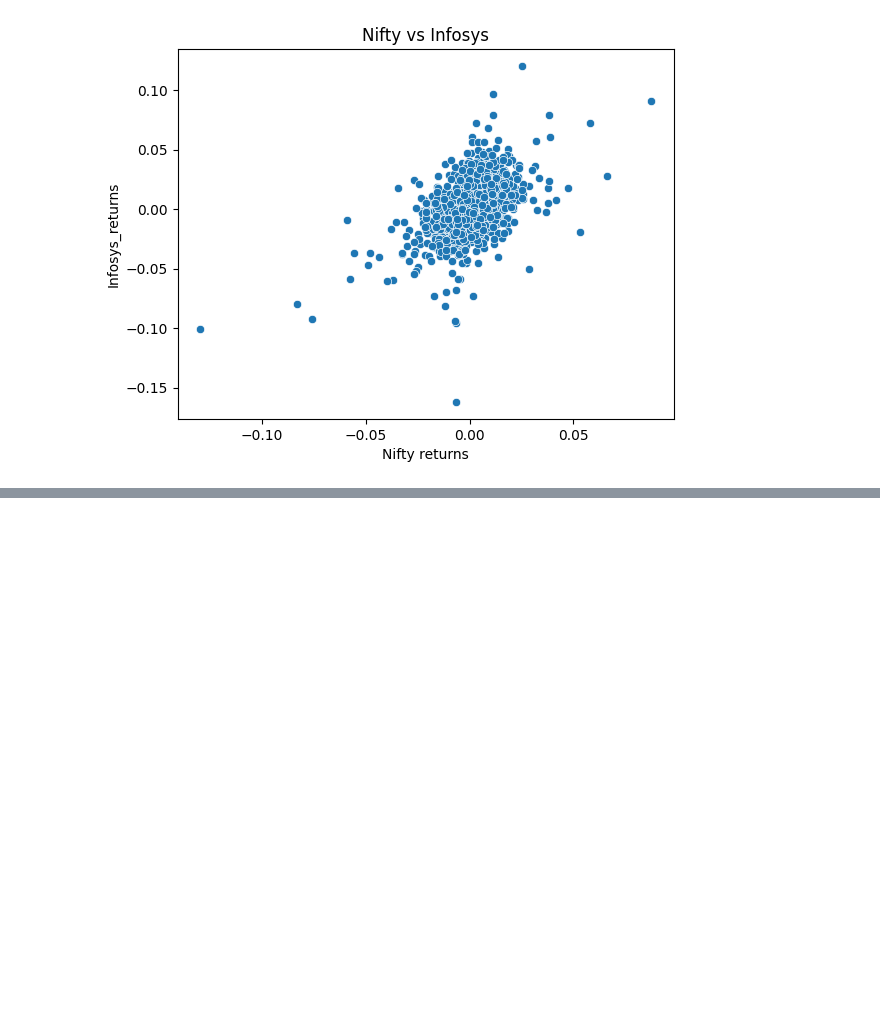
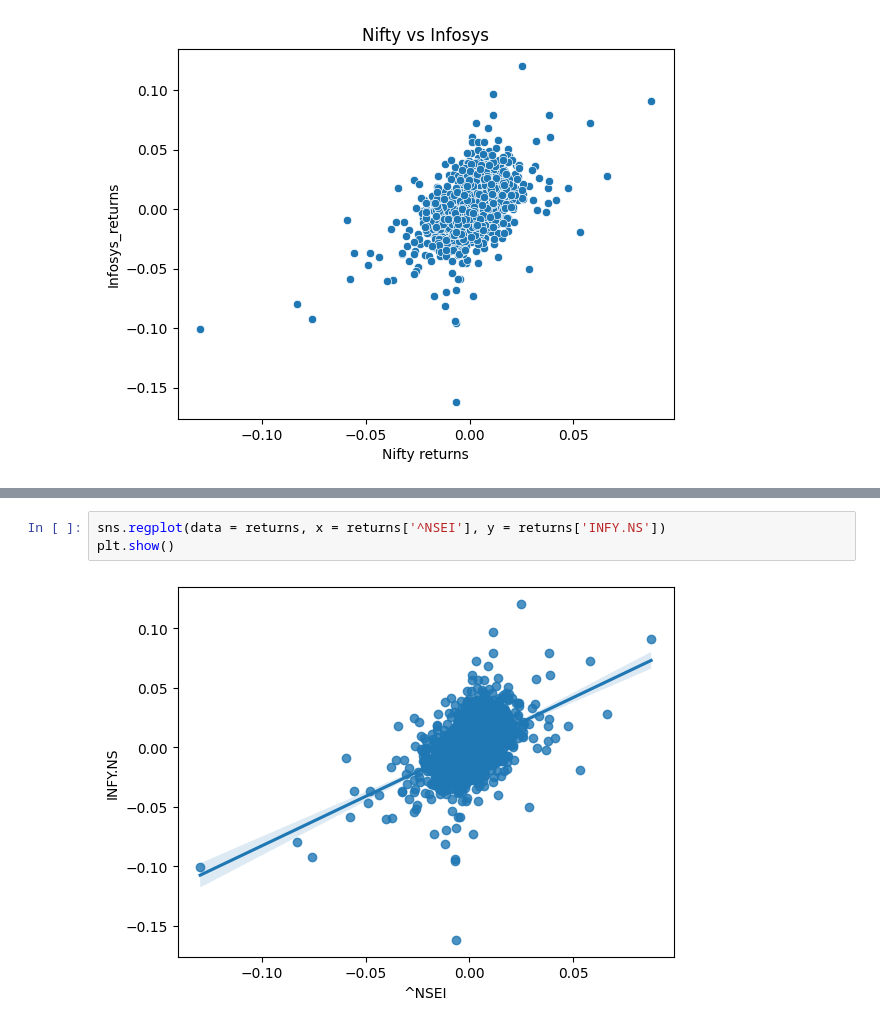
Before and after one commit to Pranavkumar1605/infosys-beta-capm, a Jupyter notebook: infosys_beta_regression.ipynb, the cells around one changed output, grey strips where cells are left out. Saved outputs shown, nothing was run; the diff lists cells and outputs as text; blank space fills up the shorter version.

Commit message:
plotted the regression graph.

```diff
--- a/infosys_beta_regression.ipynb
+++ b/infosys_beta_regression.ipynb
@@ -112,3 +112,8 @@ OLS Regression Results
 | Kurtosis: | 11.888 | Cond. No. | 97.9 |
 Notes:
 [1] Standard Errors assume that the covariance matrix of the errors is correctly specified.
+# %%
+sns.regplot(data = returns, x = returns['^NSEI'], y = returns['INFY.NS'])
+plt.show()
+# %% [output]
+[figure, added]
```
Also changed, not shown: parts of 4 cells of this notebook.
